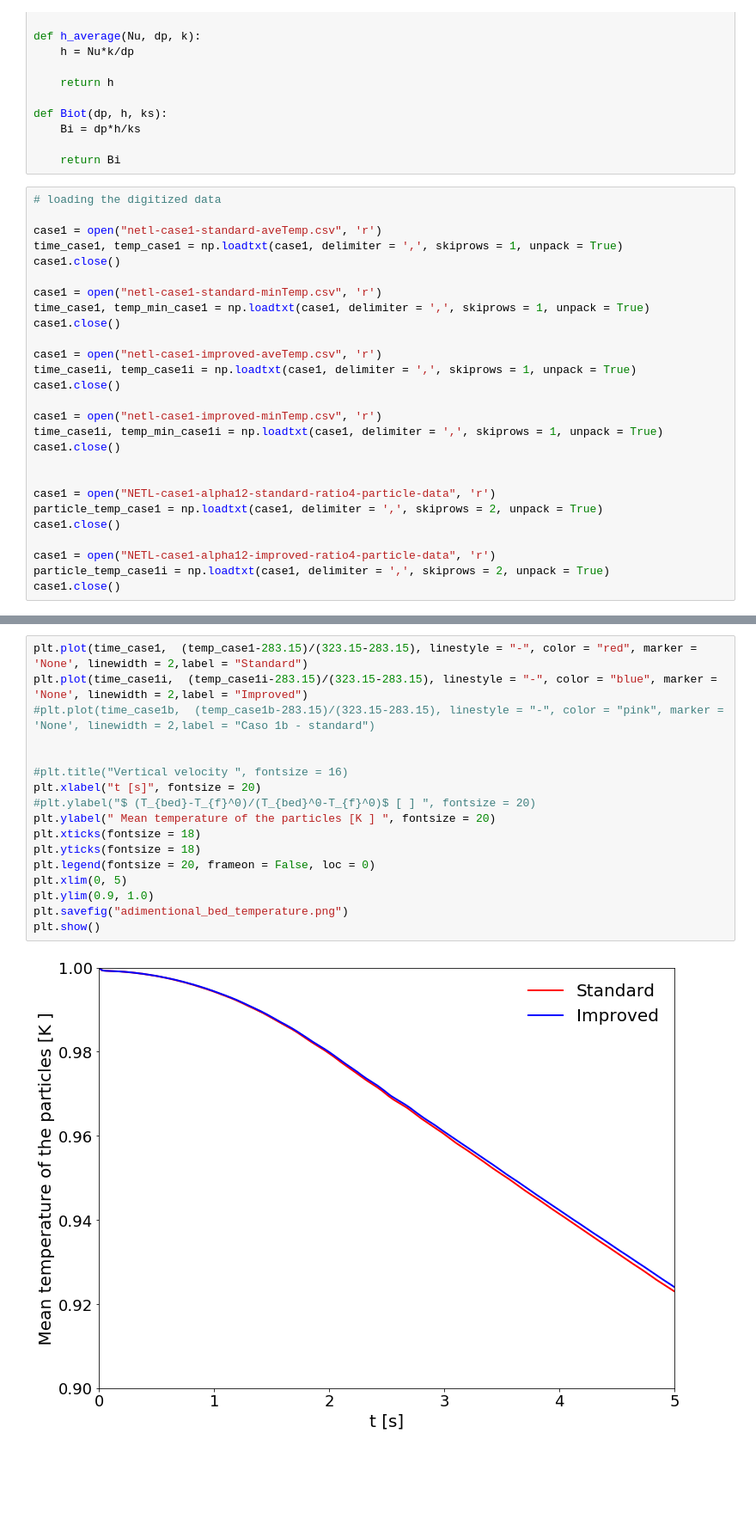
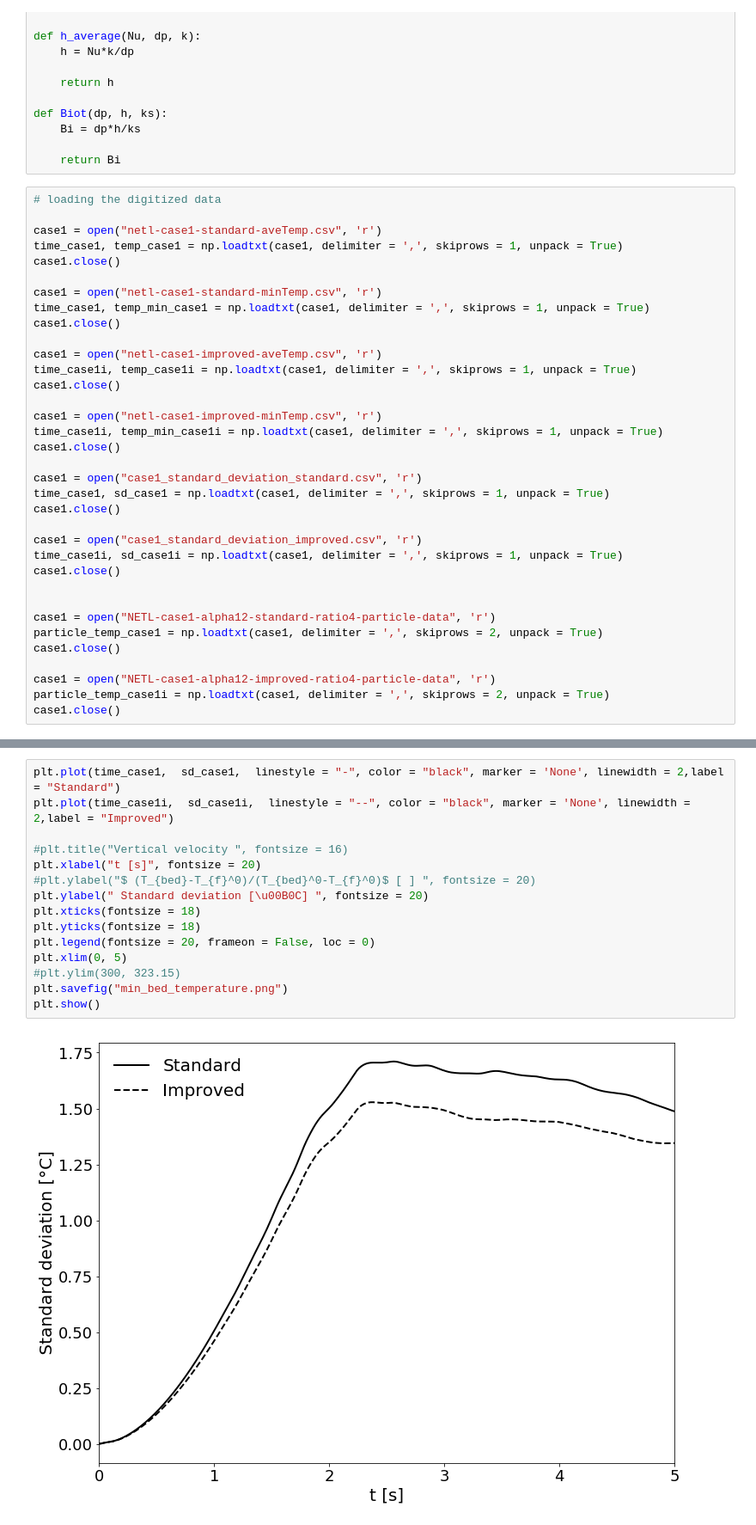
Before and after one commit to lucillalmeida/doutorado-validacoes, a Jupyter notebook: fluidized-bed/bed_temperature.ipynb, the cells around one changed output, grey strips where cells are left out. Shown at 86% size. Cells and saved outputs as stored; diff of their text form; blank space fills up the shorter version.

```diff
--- a/fluidized-bed/bed_temperature.ipynb
+++ b/fluidized-bed/bed_temperature.ipynb
@@ -70,6 +70,14 @@ case1 = open("netl-case1-improved-minTemp.csv", 'r')
 time_case1i, temp_min_case1i = np.loadtxt(case1, delimiter = ',', skiprows = 1, unpack = True)
 case1.close()
 
+case1 = open("case1_standard_deviation_standard.csv", 'r')
+time_case1, sd_case1 = np.loadtxt(case1, delimiter = ',', skiprows = 1, unpack = True)
+case1.close()
+
+case1 = open("case1_standard_deviation_improved.csv", 'r')
+time_case1i, sd_case1i = np.loadtxt(case1, delimiter = ',', skiprows = 1, unpack = True)
+case1.close()
+
 
 case1 = open("NETL-case1-alpha12-standard-ratio4-particle-data", 'r')
 particle_temp_case1 = np.loadtxt(case1, delimiter = ',', skiprows = 2, unpack = True)
@@ -204,19 +191,17 @@ plt.show()
 # %%
-plt.plot(time_case1,  (temp_case1-283.15)/(323.15-283.15), linestyle = "-", color = "red", marker = 'None', linewidth = 2,label = "Standard")
-plt.plot(time_case1i,  (temp_case1i-283.15)/(323.15-283.15), linestyle = "-", color = "blue", marker = 'None', linewidth = 2,label = "Improved")
-#plt.plot(time_case1b,  (temp_case1b-283.15)/(323.15-283.15), linestyle = "-", color = "pink", marker = 'None', linewidth = 2,label = "Caso 1b - standard")
-
+plt.plot(time_case1,  sd_case1,  linestyle = "-", color = "black", marker = 'None', linewidth = 2,label = "Standard")
+plt.plot(time_case1i,  sd_case1i,  linestyle = "--", color = "black", marker = 'None', linewidth = 2,label = "Improved")
 
 #plt.title("Vertical velocity ", fontsize = 16)
 plt.xlabel("t [s]", fontsize = 20)
 #plt.ylabel("$ (T_{bed}-T_{f}^0)/(T_{bed}^0-T_{f}^0)$ [ ] ", fontsize = 20)
-plt.ylabel(" Mean temperature of the particles [K ] ", fontsize = 20)
+plt.ylabel(" Standard deviation [\u00B0C] ", fontsize = 20)
 plt.xticks(fontsize = 18)
 plt.yticks(fontsize = 18)
 plt.legend(fontsize = 20, frameon = False, loc = 0)
 plt.xlim(0, 5)
-plt.ylim(0.9, 1.0)
-plt.savefig("adimentional_bed_temperature.png")
+#plt.ylim(300, 323.15)
+plt.savefig("min_bed_temperature.png")
 plt.show()
 # %% [output]
-[figure, old version]
+[figure, new version]
```
Also changed, not shown: parts of 4 cells of this notebook, 4 other files.
